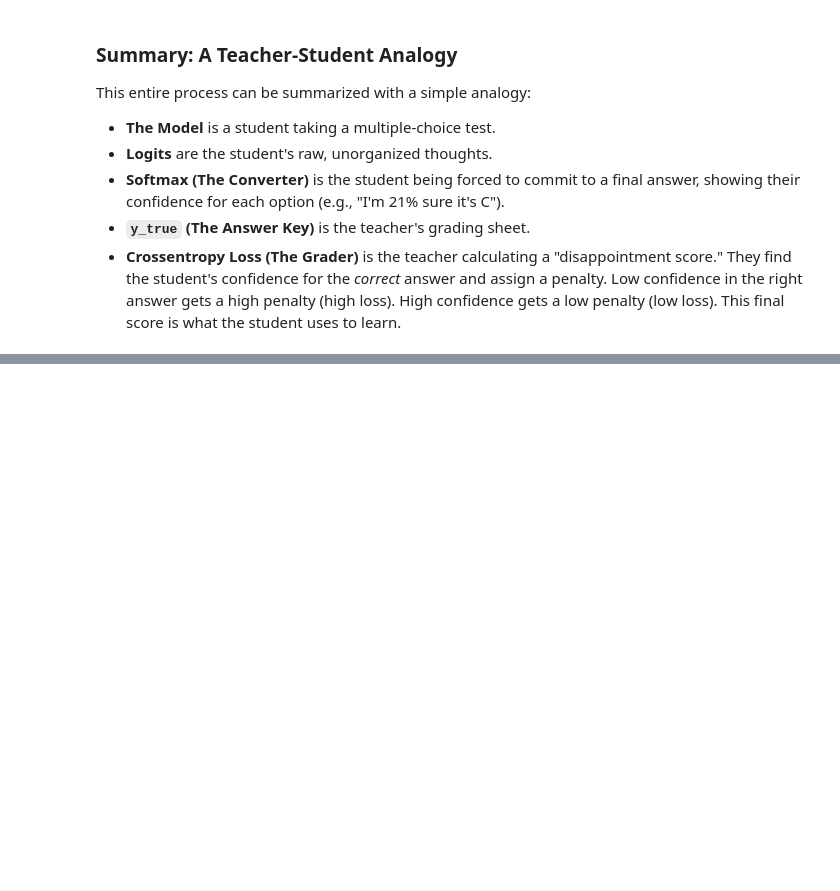
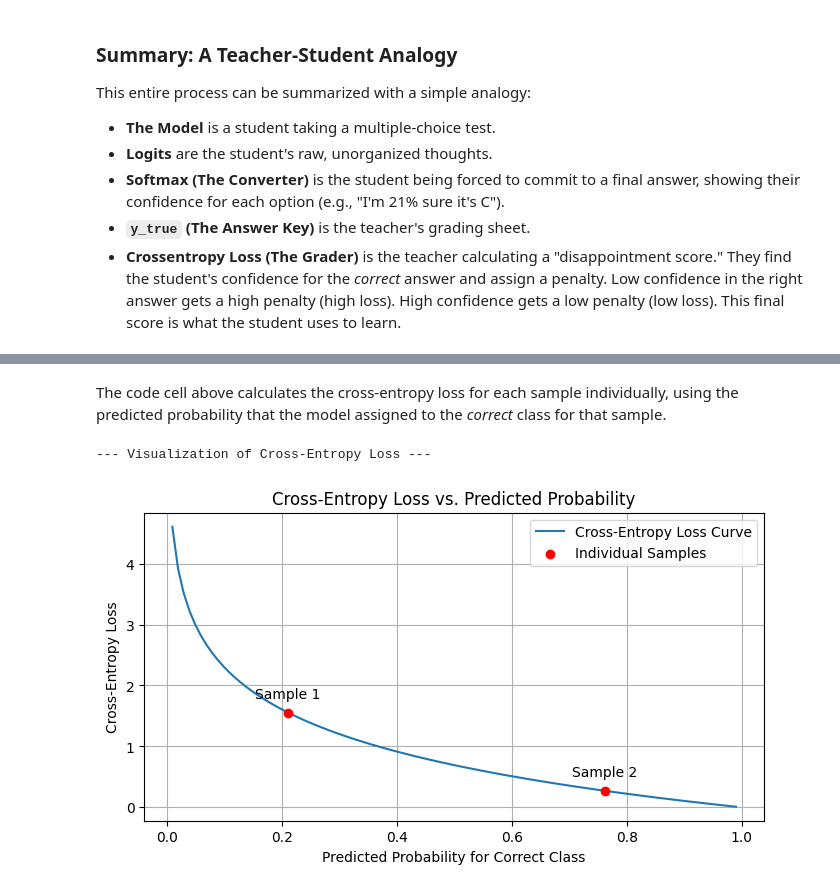
Before and after one commit to snowch-notes/deep-learning, a Jupyter notebook: scc_and_softmax.ipynb, the cells around one changed output, grey strips where cells are left out. Saved outputs shown, nothing was run; the diff lists cells and outputs as text; code cells hidden in the pictures; blank space fills up the shorter version.

```diff
--- a/scc_and_softmax.ipynb
+++ b/scc_and_softmax.ipynb
@@ -173,0 +271,47 @@ This entire process can be summarized with a simple analogy:
+# %% [markdown]
+The code cell above calculates the cross-entropy loss for each sample individually, using the predicted probability that the model assigned to the *correct* class for that sample.
+# %%
+# --- Visualize Crossentropy Loss ---
+def crossentropy_loss_plot(sample_probs=None, sample_losses=None):
+  probabilities = np.linspace(0.01, 0.99, 100) # Avoid log(0) and log(1)
+  loss = -np.log(probabilities)
+  plt.figure(figsize=(8, 4))
+  plt.plot(probabilities, loss, label='Cross-Entropy Loss Curve')
+
+  if sample_probs is not None and sample_losses is not None:
+      plt.scatter(sample_probs,
+                  sample_losses,
+                  color='red',
+                  zorder=5,
+                  label='Individual Samples')
+
+      for i, txt in enumerate(zip(sample_probs, sample_losses)):
+          plt.annotate(f'Sample {i+1}',
+            (sample_probs[i], sample_losses[i]),
+            textcoords="offset points",
+            xytext=(0,10),
+            ha='center')
+
+  plt.xlabel('Predicted Probability for Correct Class')
+  plt.ylabel('Cross-Entropy Loss')
+  plt.title('Cross-Entropy Loss vs. Predicted Probability')
+  plt.grid(True)
+  plt.legend()
+  plt.show()
+
+print("\n--- Visualization of Cross-Entropy Loss ---")
+
+# Get the probabilities for the correct class for each sample
+# (from the previous code cell)
+sample_correct_probs = np.array([
+    prob_for_correct_class_1.numpy(),
+    prob_for_correct_class_2.numpy()])
+
+sample_calculated_losses = np.array([
+    manual_loss_sample_1.numpy(),
+    manual_loss_sample_2.numpy()])
+
+crossentropy_loss_plot(sample_correct_probs, sample_calculated_losses)
+# %% [output]
+--- Visualization of Cross-Entropy Loss ---
+[figure, added]
```
Also changed, not shown: parts of 7 cells of this notebook.
